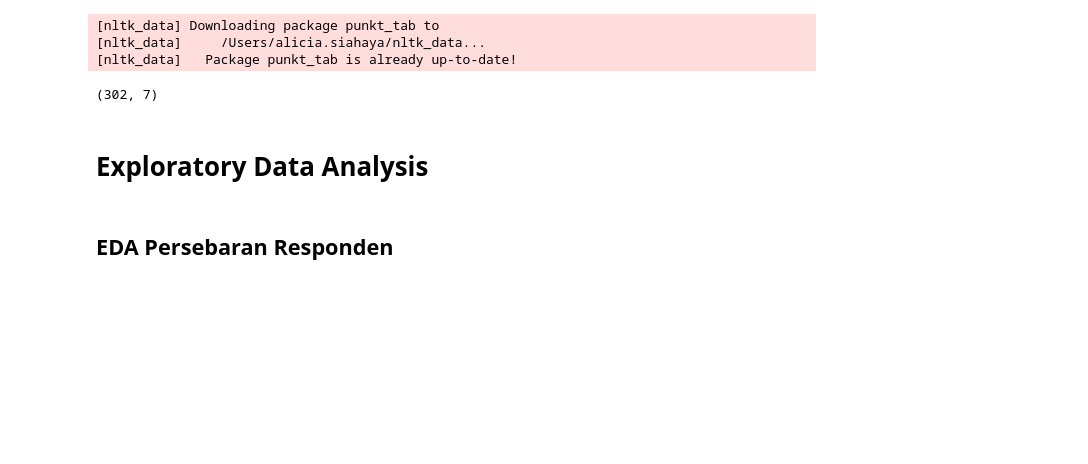
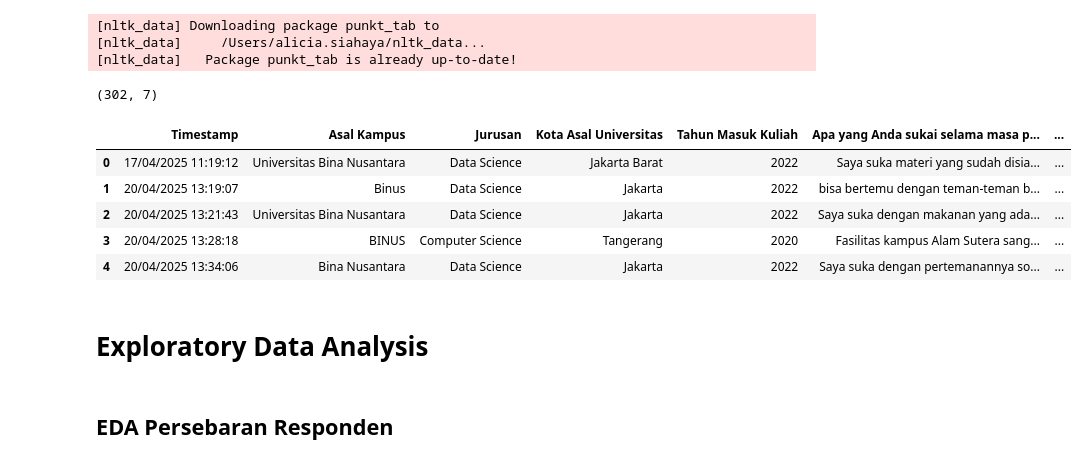
Before and after one commit to aliciajocelyn/Thesis, a Jupyter notebook: experiments/01_cleansing_and_preprocessing.ipynb, the cells around one changed output. Saved outputs shown, nothing was run; the diff lists cells and outputs as text; code cells hidden in the pictures; blank space fills up the shorter version.

```diff
--- a/experiments/01_cleansing_and_preprocessing.ipynb
+++ b/experiments/01_cleansing_and_preprocessing.ipynb
@@ -39,6 +39,15 @@ df = pd.read_csv(url)
 print(df.shape)
 # %% [output]
 (302, 7)
+# %%
+df.head(5)
+# %% [output]
+|  | Timestamp | Asal Kampus | Jurusan | Kota Asal Universitas | Tahun Masuk Kuliah | Apa yang Anda sukai selama masa p... | ... |
+| 0 | 17/04/2025 11:19:12 | Universitas Bina Nusantara | Data Science | Jakarta Barat | 2022 | Saya suka materi yang sudah disia... | ... |
+| 1 | 20/04/2025 13:19:07 | Binus | Data Science | Jakarta | 2022 | bisa bertemu dengan teman-teman b... | ... |
+| 2 | 20/04/2025 13:21:43 | Universitas Bina Nusantara | Data Science | Jakarta | 2022 | Saya suka dengan makanan yang ada... | ... |
+| 3 | 20/04/2025 13:28:18 | BINUS | Computer Science | Tangerang | 2020 | Fasilitas kampus Alam Sutera sang... | ... |
+| 4 | 20/04/2025 13:34:06 | Bina Nusantara | Data Science | Jakarta | 2022 | Saya suka dengan pertemanannya so... | ... |
 # %%
 df_melt = df.melt(
     value_vars=[
```
Also changed, not shown: 5 other files.
